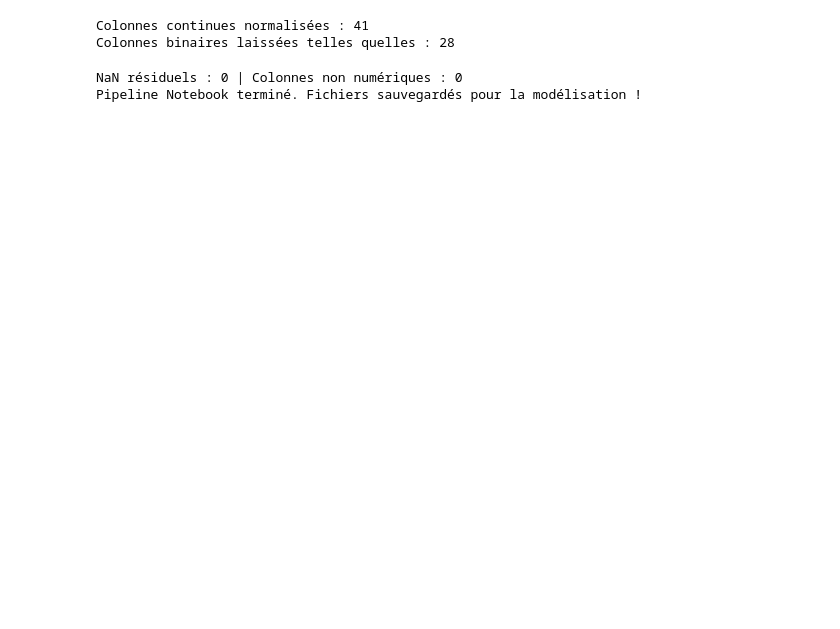
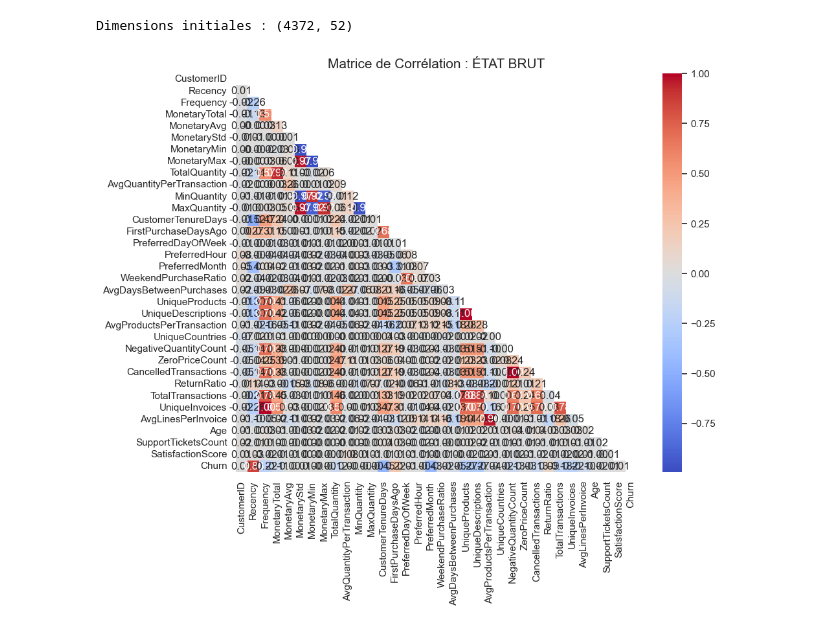
Before and after one commit to emna-kaaniche2003/projet_ml_retail, a Jupyter notebook: notebooks/02_preprocessing.ipynb, the cells around one changed output. Cells and saved outputs as stored; diff of their text form; code cells hidden in the pictures; blank space fills up the shorter version.

Commit message:
Finalisation du projet : Modélisation, Déploiement Flask et Rapport final

```diff
--- a/notebooks/02_preprocessing.ipynb
+++ b/notebooks/02_preprocessing.ipynb
@@ -147,37 +1,42 @@ Target Encoding appliqué sur 'Country'.
-# %%
-# Identifier les colonnes binaires (0/1) pour ne PAS les normaliser
-def is_binary(series):
-    unique_vals = set(series.dropna().unique())
-    return unique_vals.issubset({0, 1, 0.0, 1.0})
-
-binary_cols = [c for c in X_train.select_dtypes(include=[np.number]).columns if is_binary(X_train[c])]
-num_cols = [c for c in X_train.select_dtypes(include=[np.number]).columns if c not in binary_cols]
-
-scaler = StandardScaler()
-
-# On ne normalise que les colonnes continues
-X_train[num_cols] = scaler.fit_transform(X_train[num_cols])
-X_test[num_cols] = scaler.transform(X_test[num_cols])
-
-print(f"Colonnes continues normalisées : {len(num_cols)}")
-print(f"Colonnes binaires laissées telles quelles : {len(binary_cols)}")
-# %% [output]
-Colonnes continues normalisées : 41
-Colonnes binaires laissées telles quelles : 28
-# %%
-# Vérification rapide
-nan_train = X_train.isnull().sum().sum()
-non_num = X_train.select_dtypes(exclude=[np.number]).columns.tolist()
-print(f"NaN résiduels : {nan_train} | Colonnes non numériques : {len(non_num)}")
-
-# Sauvegarde
-os.makedirs('../data/train_test', exist_ok=True)
-X_train.to_csv('../data/train_test/X_train.csv', index=False)
-X_test.to_csv('../data/train_test/X_test.csv', index=False)
-y_train.to_csv('../data/train_test/y_train.csv', index=False)
-y_test.to_csv('../data/train_test/y_test.csv', index=False)
-
-print("Pipeline Notebook terminé. Fichiers sauvegardés pour la modélisation !")
-# %% [output]
-NaN résiduels : 0 | Colonnes non numériques : 0
-Pipeline Notebook terminé. Fichiers sauvegardés pour la modélisation !
+# %%
+import pandas as pd
+import numpy as np
+import matplotlib.pyplot as plt
+import seaborn as sns
+import sys
+import os
+
+# Ajout du dossier src au path pour importer ton script
+sys.path.append(os.path.abspath("../src"))
+
+from preprocessing import (
+    clean_raw_data,
+    engineer_features,
+    impute_numeric,
+    encode_country_target,
+    remove_highly_correlated_features,
+    ORDINAL_MAPPINGS
+)
+
+from sklearn.model_selection import train_test_split
+from sklearn.preprocessing import OneHotEncoder
+
+# Configuration esthétique
+sns.set_theme(style="white")
+%matplotlib inline
+# %%
+# 1. Chargement
+df_raw = pd.read_csv('../data/raw/data.csv')
+print(f"Dimensions initiales : {df_raw.shape}")
+
+# 2. Visualisation de la corrélation brute (numérique uniquement)
+plt.figure(figsize=(10, 8))
+corr_before = df_raw.select_dtypes(include=[np.number]).corr()
+mask = np.triu(np.ones_like(corr_before, dtype=bool))
+
+sns.heatmap(corr_before, mask=mask, annot=True, fmt=".2f", cmap='coolwarm', center=0)
+plt.title("Matrice de Corrélation : ÉTAT BRUT", fontsize=15)
+plt.show()
+# %% [output]
+Dimensions initiales : (4372, 52)
+[figure, added]
```
Also changed, not shown: parts of 10 cells of this notebook, 23 other files.
